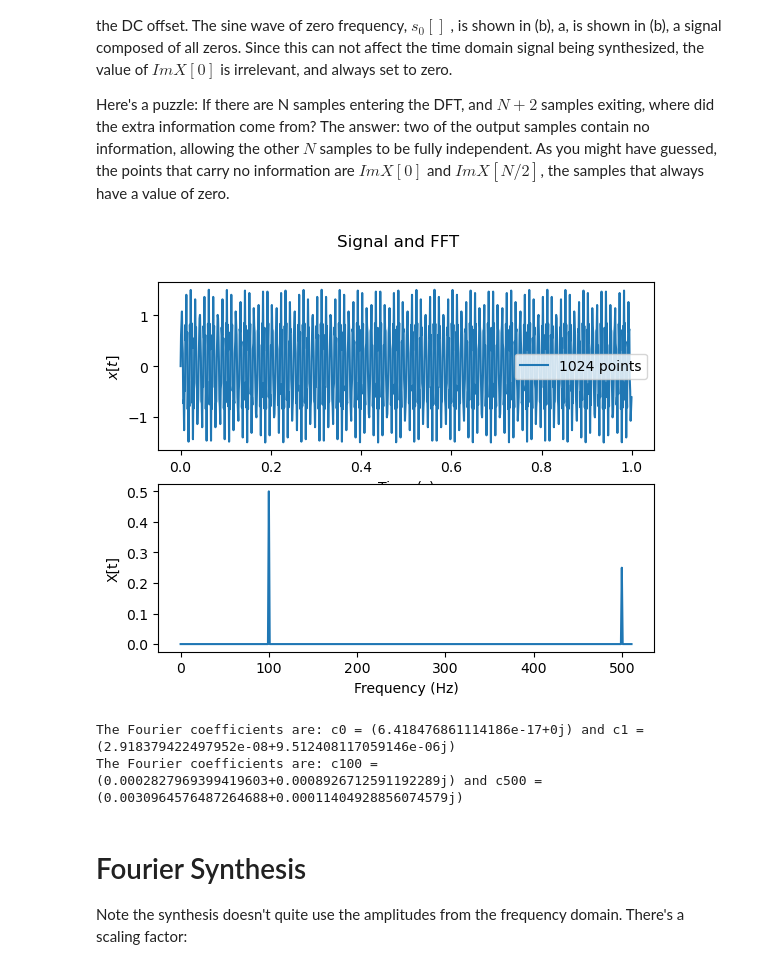
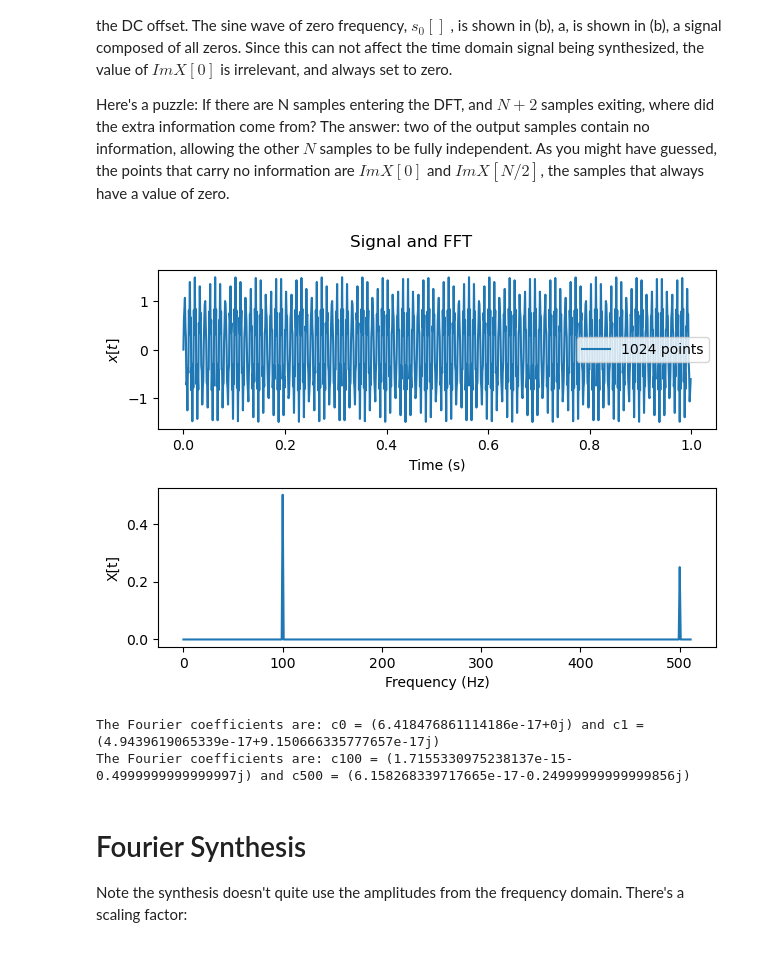
Before and after one commit to theittsco/signal_processing, a Jupyter notebook: Phase1/Phase1_Week3_Notebook.ipynb, the cells around one changed output. Saved outputs shown, nothing was run; the diff lists cells and outputs as text; code cells hidden in the pictures.

```diff
--- a/Phase1/Phase1_Week3_Notebook.ipynb
+++ b/Phase1/Phase1_Week3_Notebook.ipynb
@@ -195,44 +195,46 @@ Here's a puzzle: If there are N samples entering the DFT, and $N+2$ samples exit
 # %%
 # Compute the Fourier Series coefficients of a simple function
 
 N = 1024 # Hz, N = fs sampling rate
 f1, f2 = 500, 100
 t = np.linspace(0,1,N,endpoint=False) # 0 to 1 sec, not including endpoint=False is a common bug!
 '''
 For different durations set t = np.linspace(0, duration, int(fs * duration), endpoint=False)  # Correct number of points
 '''
 x = 0.5*np.sin(2*np.pi*f1*t) + np.sin(2*np.pi*f2*t)
 
 X = np.fft.fft(x)
 freqs = np.fft.fftfreq(len(t),1/N)
 
 
 fig, ax = plt.subplots(2,1)
 ax[0].plot(t,x,label=f'{N} points')
 ax[1].plot(freqs[:N//2],np.abs(X[:N//2])/len(t))
 # Don't care about negative frequency components,
 # Nyquist thm prevents any frequencies above N/2; higher than N/2 causes aliasing,
 # and // ensures integer division
 ax[0].set_xlabel(r'Time (s)')
 ax[0].set_ylabel(r'$x[t]$')
 ax[1].set_xlabel(r'Frequency (Hz)')
 ax[1].set_ylabel(r'X[t]')
 fig.suptitle('Signal and FFT')
 ax[0].legend()
+fig.tight_layout()
 plt.show()
 # %% [output]
-[figure, old version]
+[figure, new version]
 # %%
 # Computing Fourier coefficients manually
 
-def fourier_coeff(time,data,N,k):
-    c_k = (1/N)*np.sum(data*np.exp(-(1j)*2*np.pi*time*k/N))
+def fourier_coeff(data,N,k):
+    n = np.arange(N)
+    c_k = (1/N)*np.sum(data*np.exp(-(1j)*2*np.pi*k*n/N))
     return c_k
 
-c0 = fourier_coeff(t,x,N,0)
-c1 = fourier_coeff(t,x,N,1)
-c100 = fourier_coeff(t,x,N,100)
-c500 = fourier_coeff(t,x,N,500)
+c0 = fourier_coeff(x,N,0)
+c1 = fourier_coeff(x,N,1)
+c100 = fourier_coeff(x,N,100)
+c500 = fourier_coeff(x,N,500)
 
 print(f'The Fourier coefficients are: c0 = {c0} and c1 = {c1}')
 
@@ -240,8 +242,8 @@ print(f'The Fourier coefficients are: c0 = {c0} and c1 = {c1}')
 
 print(f'The Fourier coefficients are: c100 = {c100} and c500 = {c500}')
 # %% [output]
-The Fourier coefficients are: c0 = (6.418476861114186e-17+0j) and c1 = (2.918379422497952e-08+9.512408117059146e-06j)
-The Fourier coefficients are: c100 = (0.0002827969399419603+0.0008926712591192289j) and c500 = (0.0030964576487264688+0.00011404928856074579j)
+The Fourier coefficients are: c0 = (6.418476861114186e-17+0j) and c1 = (4.9439619065339e-17+9.150666335777657e-17j)
+The Fourier coefficients are: c100 = (1.7155330975238137e-15-0.4999999999999997j) and c500 = (6.158268339717665e-17-0.24999999999999856j)
 # %% [markdown]
 # Fourier Synthesis
 
```
Also changed, not shown: 1 other file.
